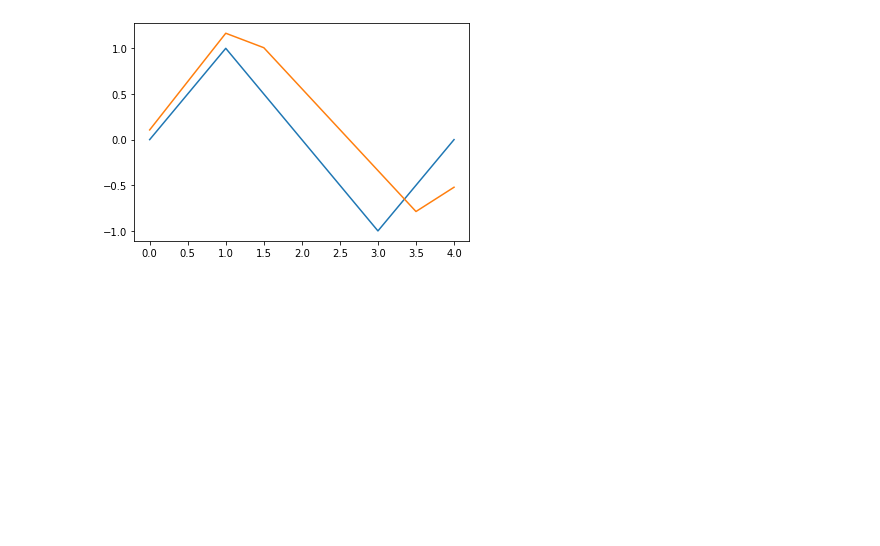
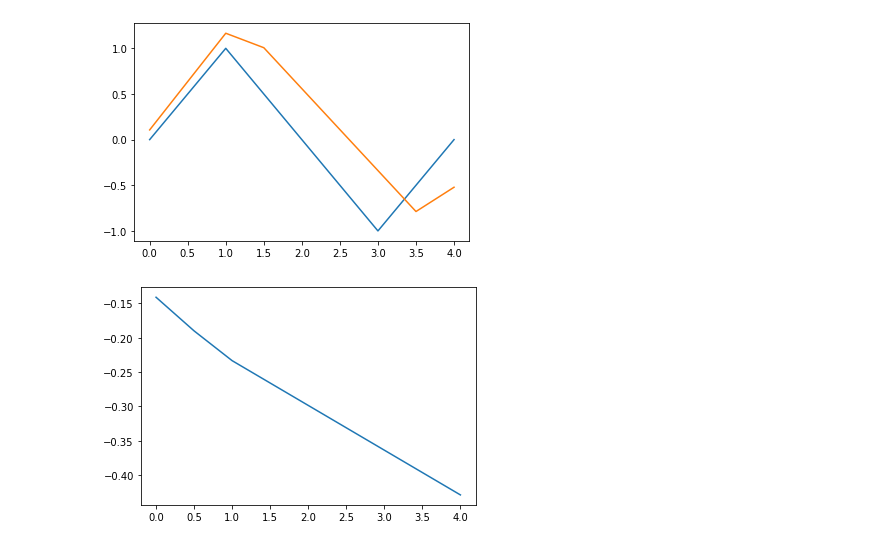
Before and after one commit to EricCousineau-TRI/repro, a Jupyter notebook: python/understand_torch_sgd_and_mlp/mlp_sin.ipynb, the cells around one changed output. Saved outputs shown, nothing was run; the diff lists cells and outputs as text; code cells hidden in the pictures; blank space fills up the shorter version.

```diff
--- a/python/understand_torch_sgd_and_mlp/mlp_sin.ipynb
+++ b/python/understand_torch_sgd_and_mlp/mlp_sin.ipynb
@@ -299,4 +313,8 @@ def make_model():
     return model
+# %%
+plot_model(make_model())
+# %% [output]
+[figure, added]
 # %%
 # Sanity check against gt.
 fit(gt_model())
```
Also changed, not shown: parts of 9 cells of this notebook.
